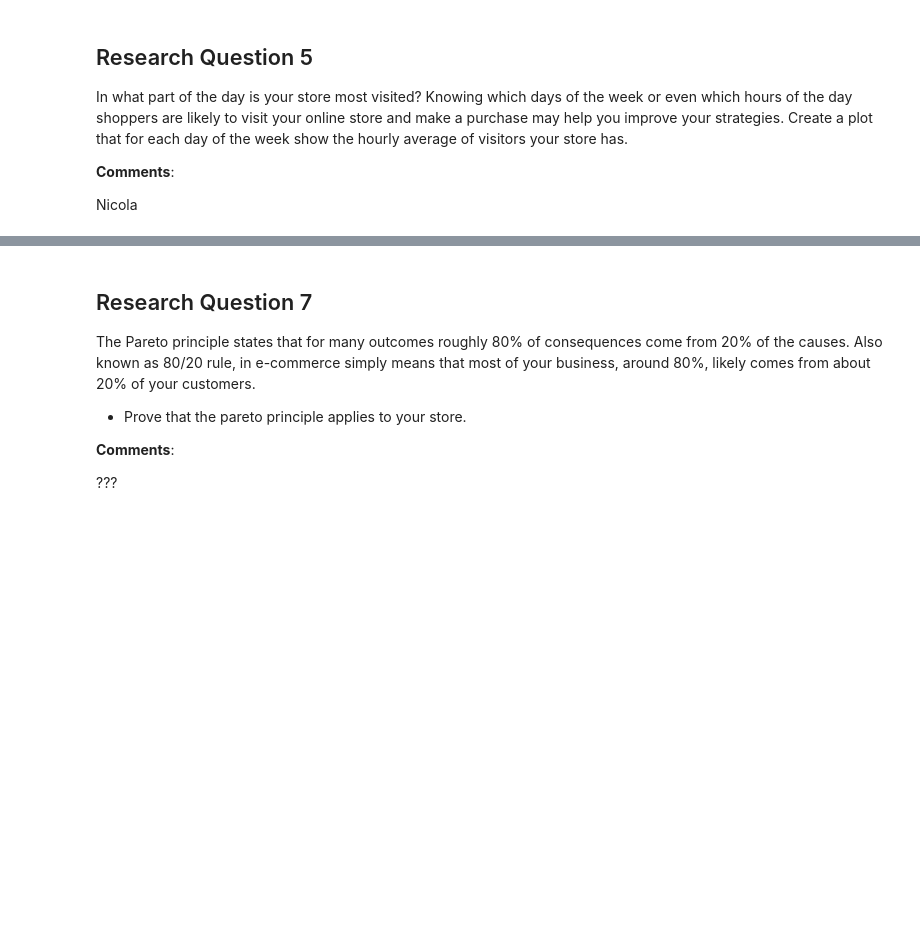
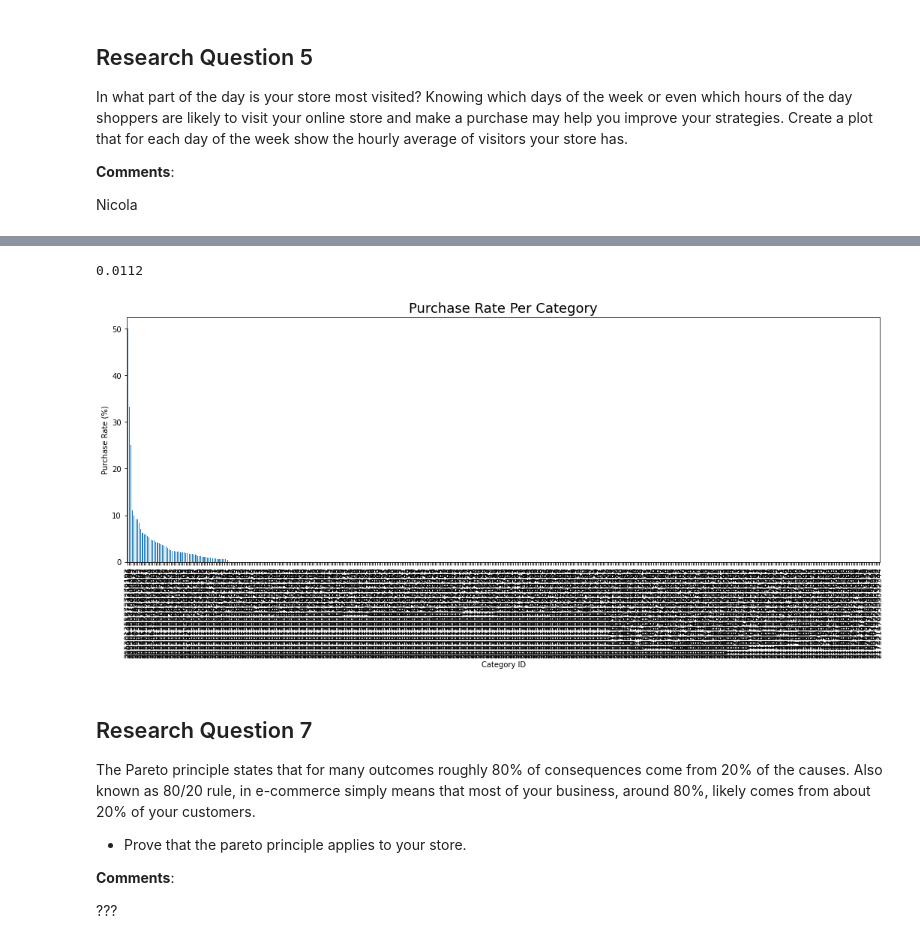
Before and after one commit to ADM-Homework-2/Homework_2, a Jupyter notebook: Main.ipynb, the cells around one changed output, grey strips where cells are left out. Drawn from its saved outputs; the diff is of its cells as text; code cells hidden in the pictures; blank space fills up the shorter version.

```diff
--- a/Main.ipynb
+++ b/Main.ipynb
@@ -131,3 +207,12 @@ Juan
+# %%
+conversion_rate = funcs.conversion_rate(full_data_set)
+conversion_rate
+# %% [output]
+0.0112
+# %%
+sorted_conversion_rates_per_category = funcs.conversion_rate_per_category(full_data_set)
+# %% [output]
+[figure, added]
 # %% [markdown]
 ## Research Question 7
 
```
Also changed, not shown: parts of 21 cells of this notebook, 1 other file.
